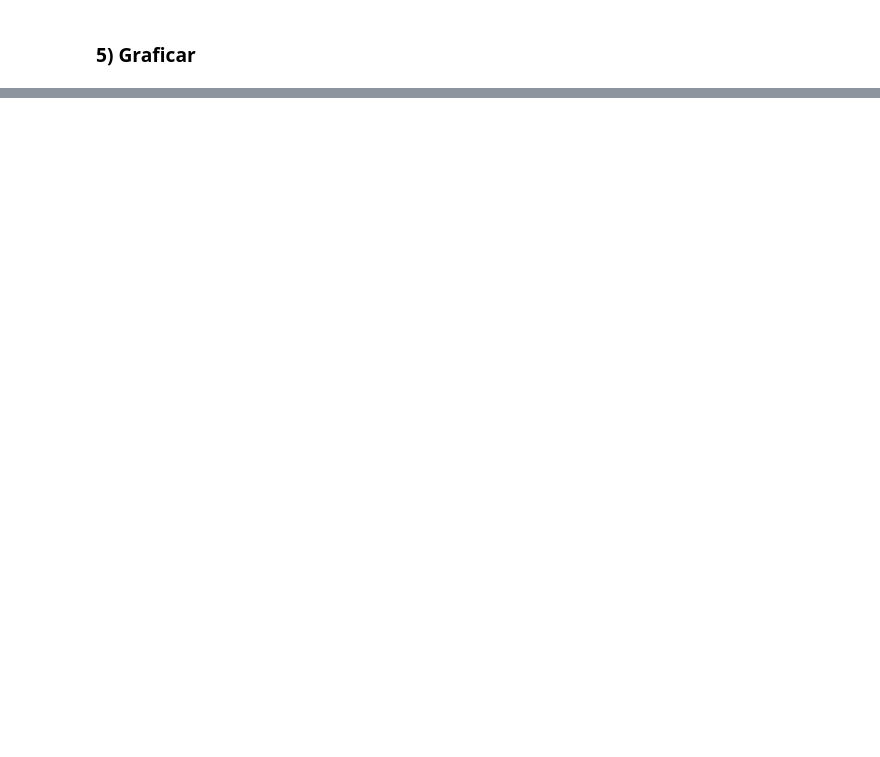
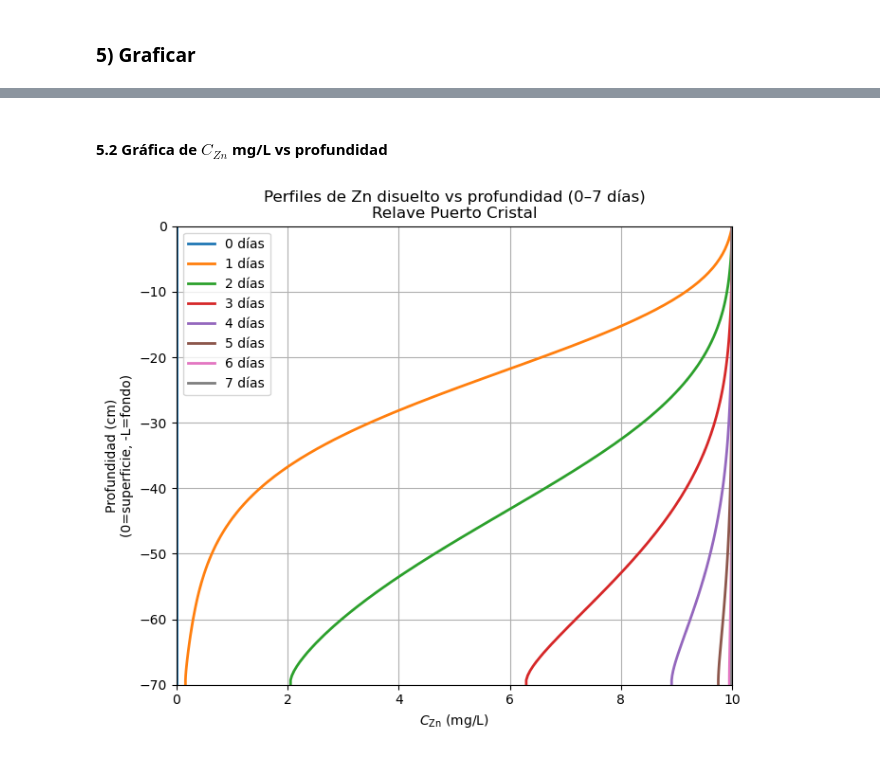
Before and after one commit to Shafagan/Transporte_de_Contaminantes_IIQ2003_25, a Jupyter notebook: main.ipynb, the cells around one changed output, grey strips where cells are left out. Saved outputs shown, nothing was run; the diff lists cells and outputs as text; code cells hidden in the pictures; blank space fills up the shorter version.

```diff
--- a/main.ipynb
+++ b/main.ipynb
@@ -541,0 +586,26 @@ plt.show()
+# %% [markdown]
+#### 5.2 Gráfica de $C_{Zn}$ mg/L vs profundidad
+# %%
+plt.figure(figsize=(7, 6))
+
+for d, idx in zip(dias_obj, idx_plot):
+    C_perfil = C_hist[idx] / C0       # C/C0
+    C_Zn_perfil = C_perfil * C0_Zn    # multiplicamos C0 de Zn para dimensionar en mg/L
+    C_Zn_perfil = np.clip(C_Zn_perfil, 0.0, C0_Zn)    # No puede haber concentraciones de Zn negativas ni mayores a la inicial
+    plt.plot(C_Zn_perfil, depth, lw=2, label=f"{int(d)} días") # Lo mismo que en 5.1
+
+plt.xlabel(r"$C_{\mathrm{Zn}}$ (mg/L)")
+plt.ylabel("Profundidad (cm)\n(0=superficie, -L=fondo)")
+plt.title("Perfiles de Zn disuelto vs profundidad (0–7 días)\nRelave Puerto Cristal")
+plt.grid(True)
+plt.ylim(-70, 0)
+plt.xlim(0.0, C0_Zn)  # Para enfocar bien el gráfico
+plt.legend()
+"""
+# Guardar Gráficos
+plt.tight_layout()
+plt.savefig("Zn_vs_profundidad.svg", format="svg", dpi=300, bbox_inches="tight")
+"""
+plt.show()
+# %% [output]
+[figure, added]
```
Also changed, not shown: parts of 22 cells of this notebook, 5 other files.
